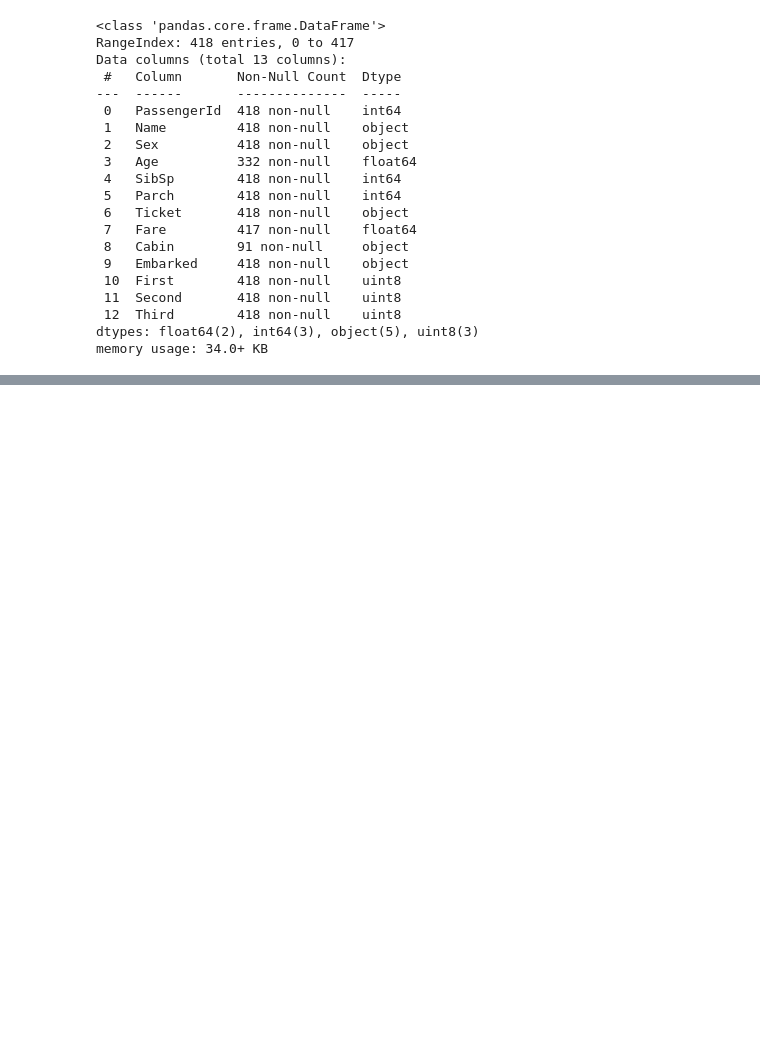
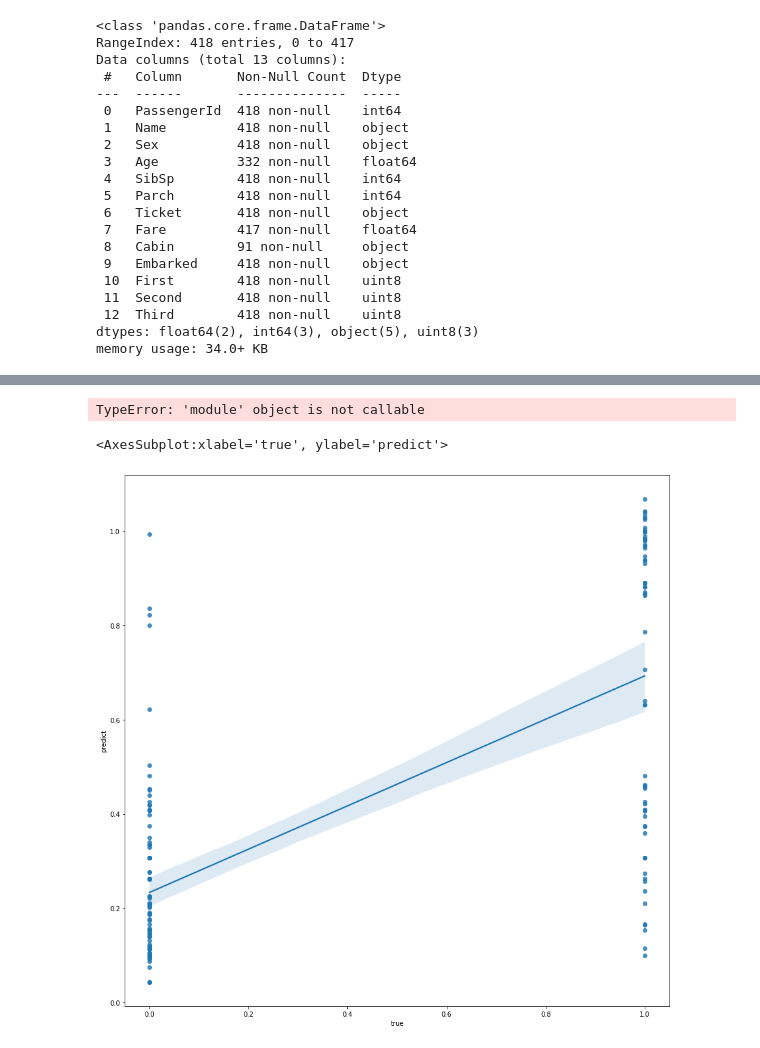
Before and after one commit to LeeJSmasw/Data_Science, a Jupyter notebook: titanic/titanic_eda1.ipynb, the cells around one changed output, grey strips where cells are left out. Drawn from its saved outputs; the diff is of its cells as text; code cells hidden in the pictures; blank space fills up the shorter version.

```diff
--- a/titanic/titanic_eda1.ipynb
+++ b/titanic/titanic_eda1.ipynb
@@ -449,0 +532,3 @@ memory usage: 34.0+ KB
+# %%
+predict_train = model.predict(train_x)
+predict_test = model.predict(test_x)
@@ -449,0 +544,3 @@ memory usage: 34.0+ KB
+# %%
+final_result = pd.concat([test_y.reset_index(drop=True), pd.DataFrame(predict_test)], axis = 1)
+final_result.describe()
@@ -449,0 +557,13 @@ memory usage: 34.0+ KB
+# %%
+final_result.columns = ['true','predict']
+result = final_result['true']-final_result['predict']
+# %%
+plt(result)
+# %% [output]
+TypeError: 'module' object is not callable
+# %%
+plt.figure(figsize=(15,15))
+sns.regplot(x = 'true', y = 'predict', data = final_result)
+# %% [output]
+<AxesSubplot:xlabel='true', ylabel='predict'>
+[figure, added]
```
Also changed, not shown: parts of 28 cells of this notebook.
